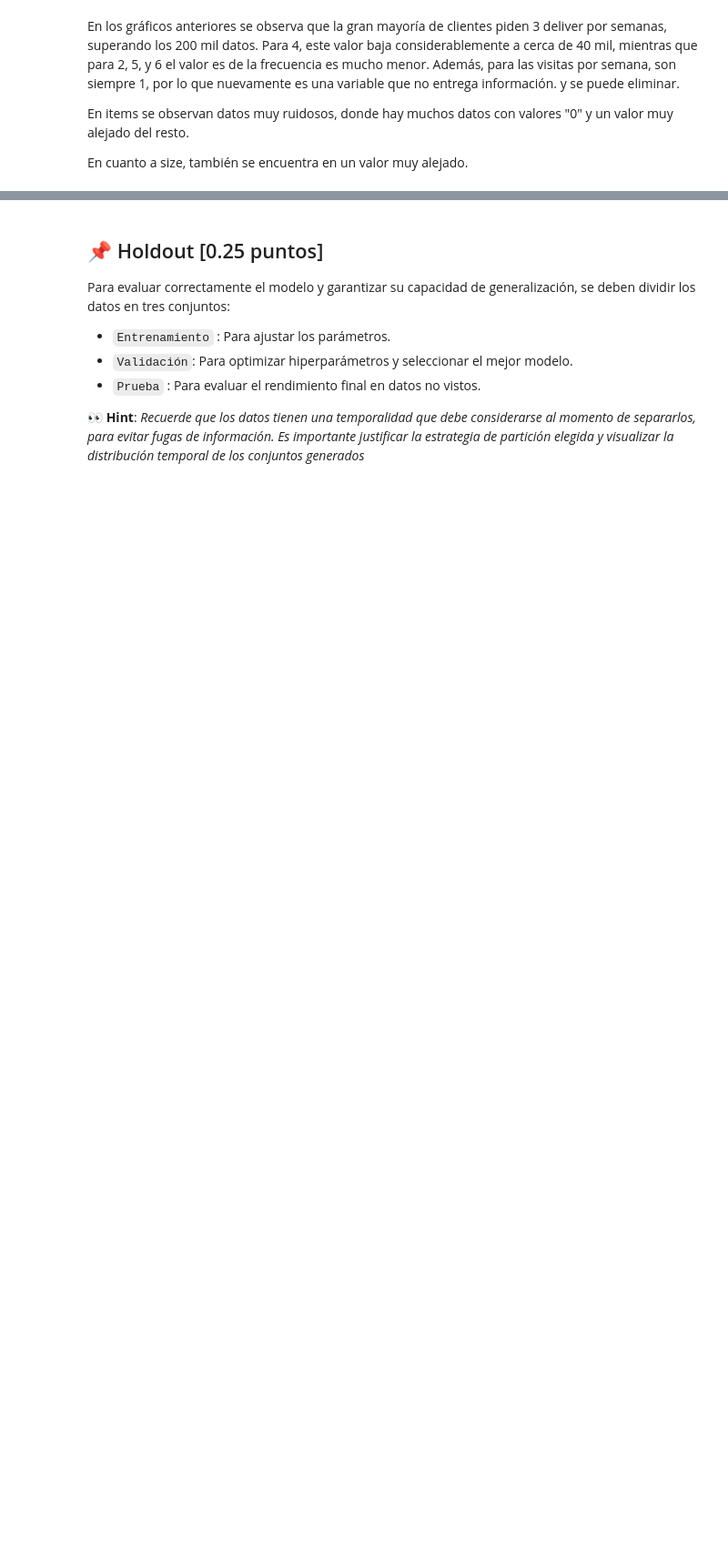
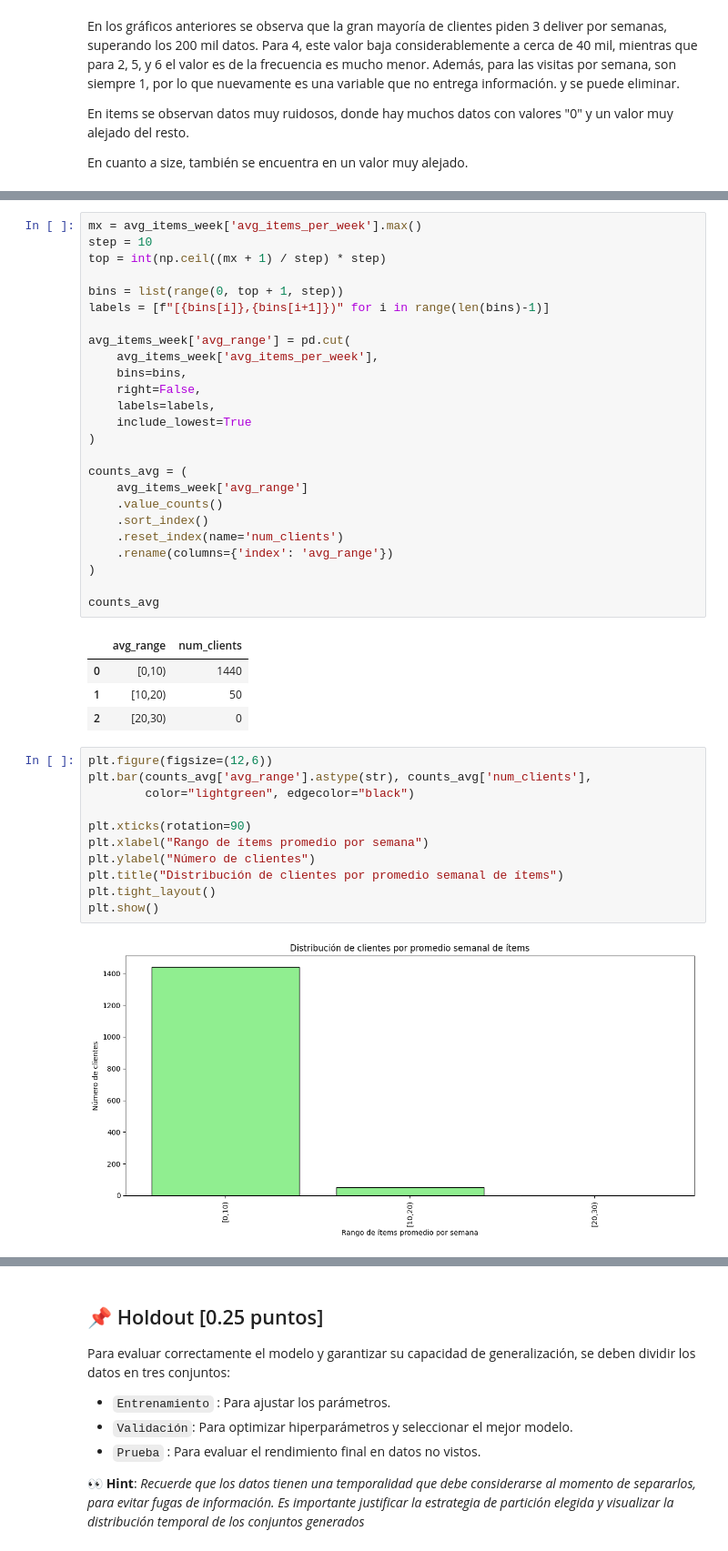
Before and after one commit to Mpalma325/Laboratorio-de-Programacion-Cientifica-para-Ciencia-de-Datos, a Jupyter notebook: Entrega1_LabCDD.ipynb, the cells around one changed output, grey strips where cells are left out. Shown at 91% size. Cells and saved outputs as stored; diff of their text form; blank space fills up the shorter version.

```diff
--- a/Entrega1_LabCDD.ipynb
+++ b/Entrega1_LabCDD.ipynb
@@ -471,0 +414,43 @@ En cuanto a size, también se encuentra en un valor muy alejado.
+# %%
+mx = avg_items_week['avg_items_per_week'].max()
+step = 10
+top = int(np.ceil((mx + 1) / step) * step)
+
+bins = list(range(0, top + 1, step))
+labels = [f"[{bins[i]},{bins[i+1]})" for i in range(len(bins)-1)]
+
+avg_items_week['avg_range'] = pd.cut(
+    avg_items_week['avg_items_per_week'],
+    bins=bins,
+    right=False,
+    labels=labels,
+    include_lowest=True
+)
+
+counts_avg = (
+    avg_items_week['avg_range']
+    .value_counts()
+    .sort_index()
+    .reset_index(name='num_clients')
+    .rename(columns={'index': 'avg_range'})
+)
+
+counts_avg
+# %% [output]
+|  | avg_range | num_clients |
+| 0 | [0,10) | 1440 |
+| 1 | [10,20) | 50 |
+| 2 | [20,30) | 0 |
+# %%
+plt.figure(figsize=(12,6))
+plt.bar(counts_avg['avg_range'].astype(str), counts_avg['num_clients'],
+        color="lightgreen", edgecolor="black")
+
+plt.xticks(rotation=90)
+plt.xlabel("Rango de ítems promedio por semana")
+plt.ylabel("Número de clientes")
+plt.title("Distribución de clientes por promedio semanal de ítems")
+plt.tight_layout()
+plt.show()
+# %% [output]
+[figure, added]
```
Also changed, not shown: parts of 49 cells of this notebook, 1 other file.
